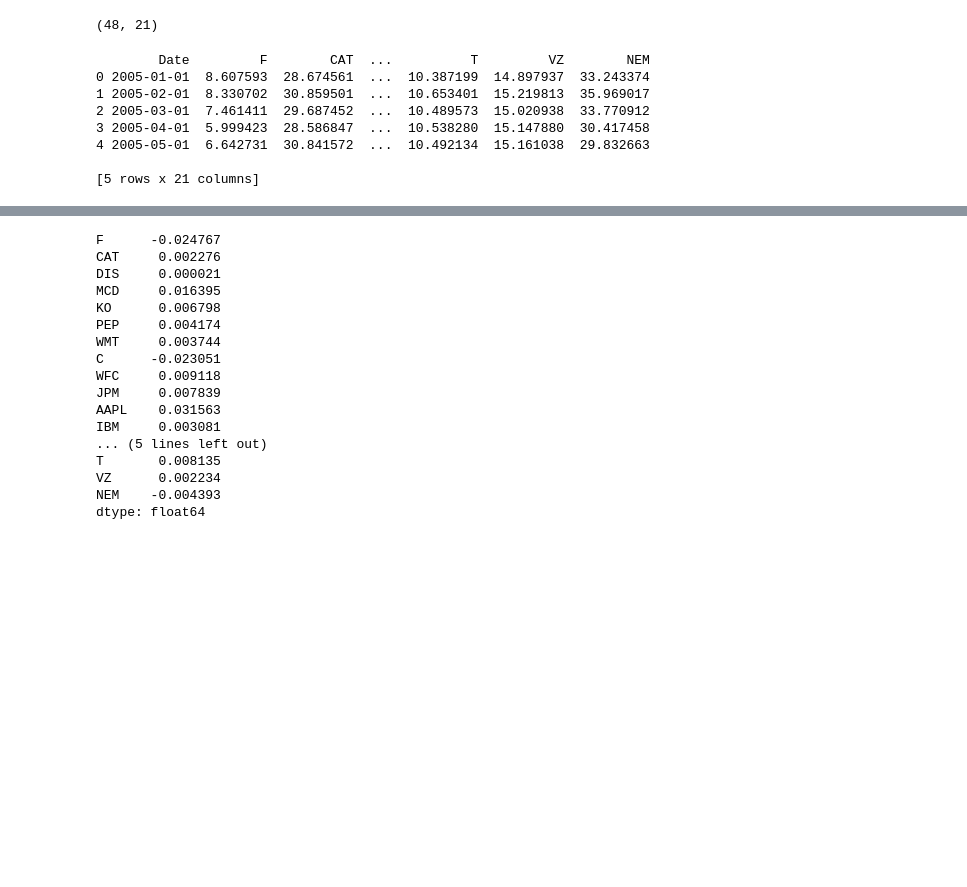
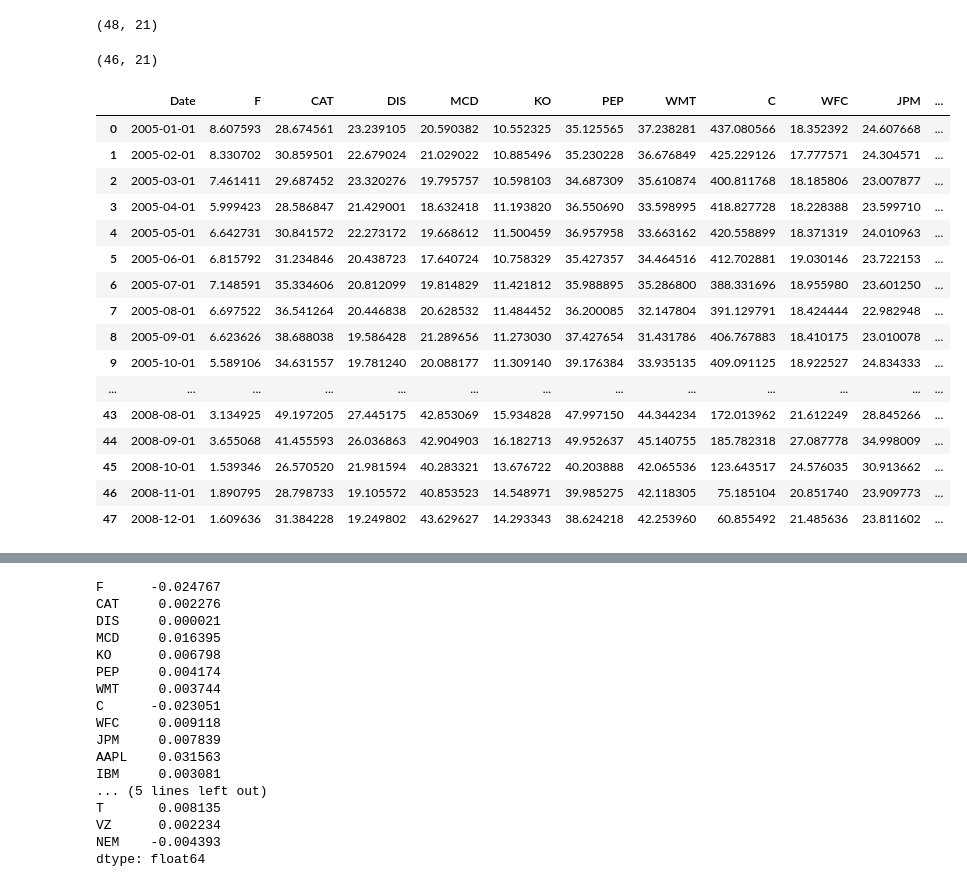
Before and after one commit to YixiaoHong/Finencial-Engineering-P1, a Jupyter notebook: project1.ipynb, the cells around one changed output, grey strips where cells are left out. Cells and saved outputs as stored; diff of their text form; code cells hidden in the pictures; blank space fills up the shorter version.

```diff
--- a/project1.ipynb
+++ b/project1.ipynb
@@ -34,18 +36,31 @@ print (df_stock.shape)
 # %% [output]
 (48, 21)
+# %%
+df_stock_data = df_stock_full.iloc[:-2,:].copy()
+print (df_stock_data.shape)
+# %% [output]
+(46, 21)
 # %%
 #for now we only keep the data from Dec-30-2004 to Sep-30-2008 (Oct-1-2008)
-df_stock = df_stock.loc[:45,:]
-df_stock['Date'] = df_stock['Date'].astype('datetime64[ns]')
-print (df_stock.head())
+df_stock_full['Date'] = df_stock_full['Date'].astype('datetime64[ns]')
+display(df_stock_full)
 # %% [output]
-        Date         F        CAT  ...          T         VZ        NEM
-0 2005-01-01  8.607593  28.674561  ...  10.387199  14.897937  33.243374
-1 2005-02-01  8.330702  30.859501  ...  10.653401  15.219813  35.969017
-2 2005-03-01  7.461411  29.687452  ...  10.489573  15.020938  33.770912
-3 2005-04-01  5.999423  28.586847  ...  10.538280  15.147880  30.417458
-4 2005-05-01  6.642731  30.841572  ...  10.492134  15.161038  29.832663
-
-[5 rows x 21 columns]
+|  | Date | F | CAT | DIS | MCD | KO | PEP | WMT | C | WFC | JPM | ... |
+| 0 | 2005-01-01 | 8.607593 | 28.674561 | 23.239105 | 20.590382 | 10.552325 | 35.125565 | 37.238281 | 437.080566 | 18.352392 | 24.607668 | ... |
+| 1 | 2005-02-01 | 8.330702 | 30.859501 | 22.679024 | 21.029022 | 10.885496 | 35.230228 | 36.676849 | 425.229126 | 17.777571 | 24.304571 | ... |
+| 2 | 2005-03-01 | 7.461411 | 29.687452 | 23.320276 | 19.795757 | 10.598103 | 34.687309 | 35.610874 | 400.811768 | 18.185806 | 23.007877 | ... |
+| 3 | 2005-04-01 | 5.999423 | 28.586847 | 21.429001 | 18.632418 | 11.193820 | 36.550690 | 33.598995 | 418.827728 | 18.228388 | 23.599710 | ... |
+| 4 | 2005-05-01 | 6.642731 | 30.841572 | 22.273172 | 19.668612 | 11.500459 | 36.957958 | 33.663162 | 420.558899 | 18.371319 | 24.010963 | ... |
+| 5 | 2005-06-01 | 6.815792 | 31.234846 | 20.438723 | 17.640724 | 10.758329 | 35.427357 | 34.464516 | 412.702881 | 19.030146 | 23.722153 | ... |
+| 6 | 2005-07-01 | 7.148591 | 35.334606 | 20.812099 | 19.814829 | 11.421812 | 35.988895 | 35.286800 | 388.331696 | 18.955980 | 23.601250 | ... |
+| 7 | 2005-08-01 | 6.697522 | 36.541264 | 20.446838 | 20.628532 | 11.484452 | 36.200085 | 32.147804 | 391.129791 | 18.424444 | 22.982948 | ... |
+| 8 | 2005-09-01 | 6.623626 | 38.688038 | 19.586428 | 21.289656 | 11.273030 | 37.427654 | 31.431786 | 406.767883 | 18.410175 | 23.010078 | ... |
+| 9 | 2005-10-01 | 5.589106 | 34.631557 | 19.781240 | 20.088177 | 11.309140 | 39.176384 | 33.935135 | 409.091125 | 18.922527 | 24.834333 | ... |
+| ... | ... | ... | ... | ... | ... | ... | ... | ... | ... | ... | ... | ... |
+| 43 | 2008-08-01 | 3.134925 | 49.197205 | 27.445175 | 42.853069 | 15.934828 | 47.997150 | 44.344234 | 172.013962 | 21.612249 | 28.845266 | ... |
+| 44 | 2008-09-01 | 3.655068 | 41.455593 | 26.036863 | 42.904903 | 16.182713 | 49.952637 | 45.140755 | 185.782318 | 27.087778 | 34.998009 | ... |
+| 45 | 2008-10-01 | 1.539346 | 26.570520 | 21.981594 | 40.283321 | 13.676722 | 40.203888 | 42.065536 | 123.643517 | 24.576035 | 30.913662 | ... |
+| 46 | 2008-11-01 | 1.890795 | 28.798733 | 19.105572 | 40.853523 | 14.548971 | 39.985275 | 42.118305 | 75.185104 | 20.851740 | 23.909773 | ... |
+| 47 | 2008-12-01 | 1.609636 | 31.384228 | 19.249802 | 43.629627 | 14.293343 | 38.624218 | 42.253960 | 60.855492 | 21.485636 | 23.811602 | ... |
 # %%
 #Get the monthly return samples
```
Also changed, not shown: parts of 18 cells of this notebook.
